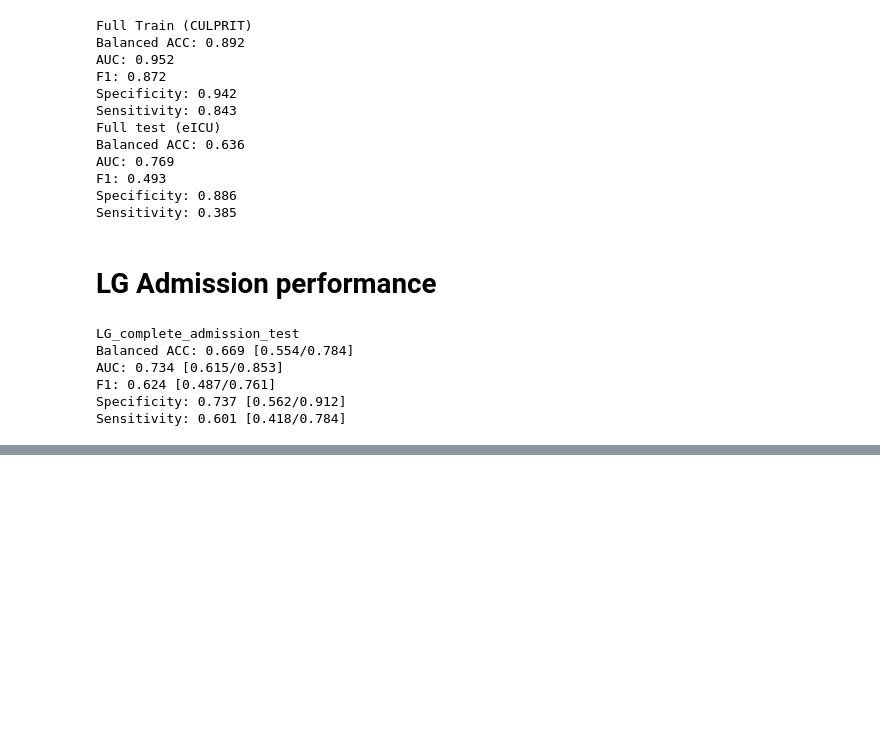
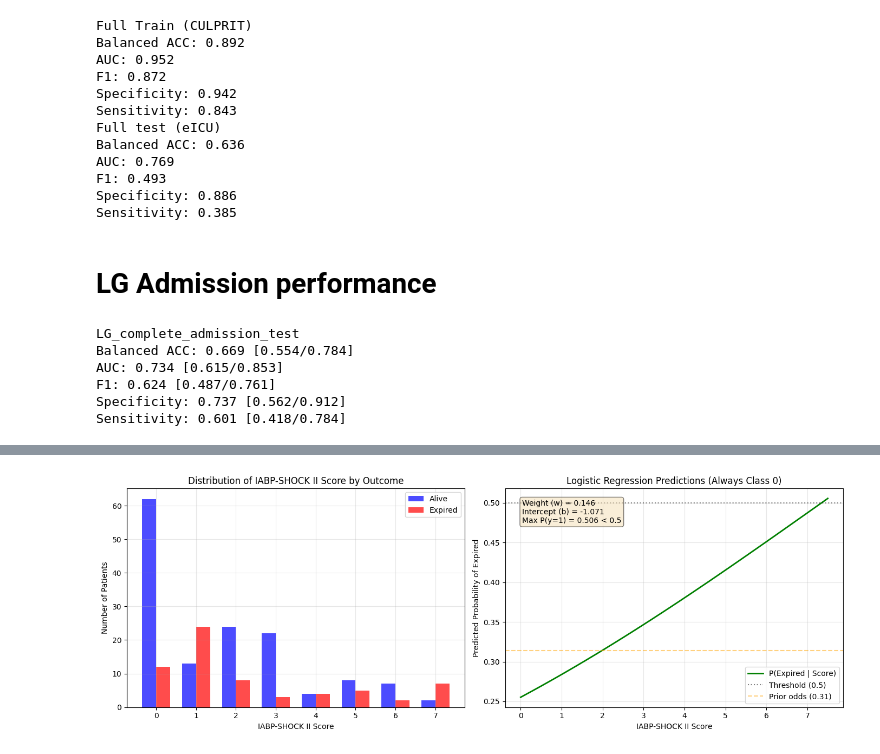
Before and after one commit to N-Nieto/MACRO_experiments, a Jupyter notebook: code/plot/plot_classification_performance.ipynb, the cells around one changed output, grey strips where cells are left out. Cells and saved outputs as stored; diff of their text form; code cells hidden in the pictures; blank space fills up the shorter version.

```diff
--- a/code/plot/plot_classification_performance.ipynb
+++ b/code/plot/plot_classification_performance.ipynb
@@ -598,0 +734,88 @@ Sensitivity: 0.601 [0.418/0.784]
+# %%
+import numpy as np
+import matplotlib.pyplot as plt
+from sklearn.linear_model import LogisticRegression
+from sklearn.metrics import confusion_matrix, classification_report
+
+# Recreate your data from the table
+scores = np.array([0, 1, 2, 3, 4, 5, 6, 7])
+alive = np.array([62, 13, 24, 22, 4, 8, 7, 2])  # Approximate from image
+expired = np.array([12, 24, 8, 3, 4, 5, 2, 7])   # Approximate from image
+
+# Create full dataset
+X = []
+y = []
+for score, n_alive, n_expired in zip(scores, alive, expired):
+    X.extend([score] * (n_alive + n_expired))
+    y.extend([0] * n_alive)  # 0 = Alive
+    y.extend([1] * n_expired) # 1 = Expired
+
+X = np.array(X).reshape(-1, 1)
+y = np.array(y)
+
+# Train model
+model = LogisticRegression(C=1.0)  # Default regularization
+model.fit(X, y)
+
+# Get predictions
+y_pred = model.predict(X)
+y_prob = model.predict_proba(X)
+
+# Results
+print("Model coefficients:")
+print(f"Weight (w): {model.coef_[0][0]:.4f}")
+print(f"Intercept (b): {model.intercept_[0]:.4f}")
+print(f"Decision boundary: {-model.intercept_[0]/model.coef_[0][0]:.4f}")
+print(f"\nPredictions: {sum(y_pred)} patients predicted as Expired (class 1)")
+print(f"Actually Expired: {sum(y)} patients")
+print(f"\nConfusion Matrix:")
+cm = confusion_matrix(y, y_pred)
+print(cm)
+print(f"\nAccuracy: {model.score(X, y):.4f}")
+
+# Visualization
+fig, (ax1, ax2) = plt.subplots(1, 2, figsize=(14, 5))
+
+# Plot 1: Distribution by score
+score_range = np.arange(0, 8)
+bar_width = 0.35
+ax1.bar(score_range - bar_width/2, alive, bar_width, label='Alive', color='blue', alpha=0.7)
+ax1.bar(score_range + bar_width/2, expired, bar_width, label='Expired', color='red', alpha=0.7)
+ax1.set_xlabel('IABP-SHOCK II Score')
+ax1.set_ylabel('Number of Patients')
+ax1.set_title('Distribution of IABP-SHOCK II Score by Outcome')
+ax1.legend()
+ax1.grid(True, alpha=0.3)
+
+# Plot 2: Predicted probabilities
+X_test = np.linspace(0, 7.5, 100).reshape(-1, 1)
+probs = model.predict_proba(X_test)[:, 1]
+
+ax2.plot(X_test, probs, 'g-', linewidth=2, label='P(Expired | Score)')
+ax2.axhline(0.5, color='black', linestyle=':', alpha=0.5, label='Threshold (0.5)')
+ax2.axhline(sum(y)/len(y), color='orange', linestyle='--', alpha=0.5,
+            label=f'Prior odds ({sum(y)/len(y):.2f})')
+ax2.set_xlabel('IABP-SHOCK II Score')
+ax2.set_ylabel('Predicted Probability of Expired')
+ax2.set_title('Logistic Regression Predictions (Always Class 0)')
+ax2.legend()
+ax2.grid(True, alpha=0.3)
+
+# Add text box explaining
+textstr = f'Weight (w) = {model.coef_[0][0]:.3f}\nIntercept (b) = {model.intercept_[0]:.3f}\nMax P(y=1) = {max(probs):.3f} < 0.5'
+ax2.text(0.05, 0.95, textstr, transform=ax2.transAxes, fontsize=10,
+         verticalalignment='top', bbox=dict(boxstyle='round', facecolor='wheat', alpha=0.5))
+
+plt.tight_layout()
+plt.show()
+
+# Show why it fails with different regularization
+print("\n" + "="*50)
+print("Effect of removing regularization (C=1000):")
+print("="*50)
+model_no_reg = LogisticRegression(C=1000)  # Very little regularization
+model_no_reg.fit(X, y)
+print(f"Weight: {model_no_reg.coef_[0][0]:.4f}")
+print(f"Intercept: {model_no_reg.intercept_[0]:.4f}")
+print(f"Predictions: {sum(model_no_reg.predict(X))} patients predicted as Expired")
+# %% [output]
@@ -598,0 +835 @@ Sensitivity: 0.601 [0.418/0.784]
+[figure, added]
```
Also changed, not shown: parts of 7 cells of this notebook, 12 other files.
